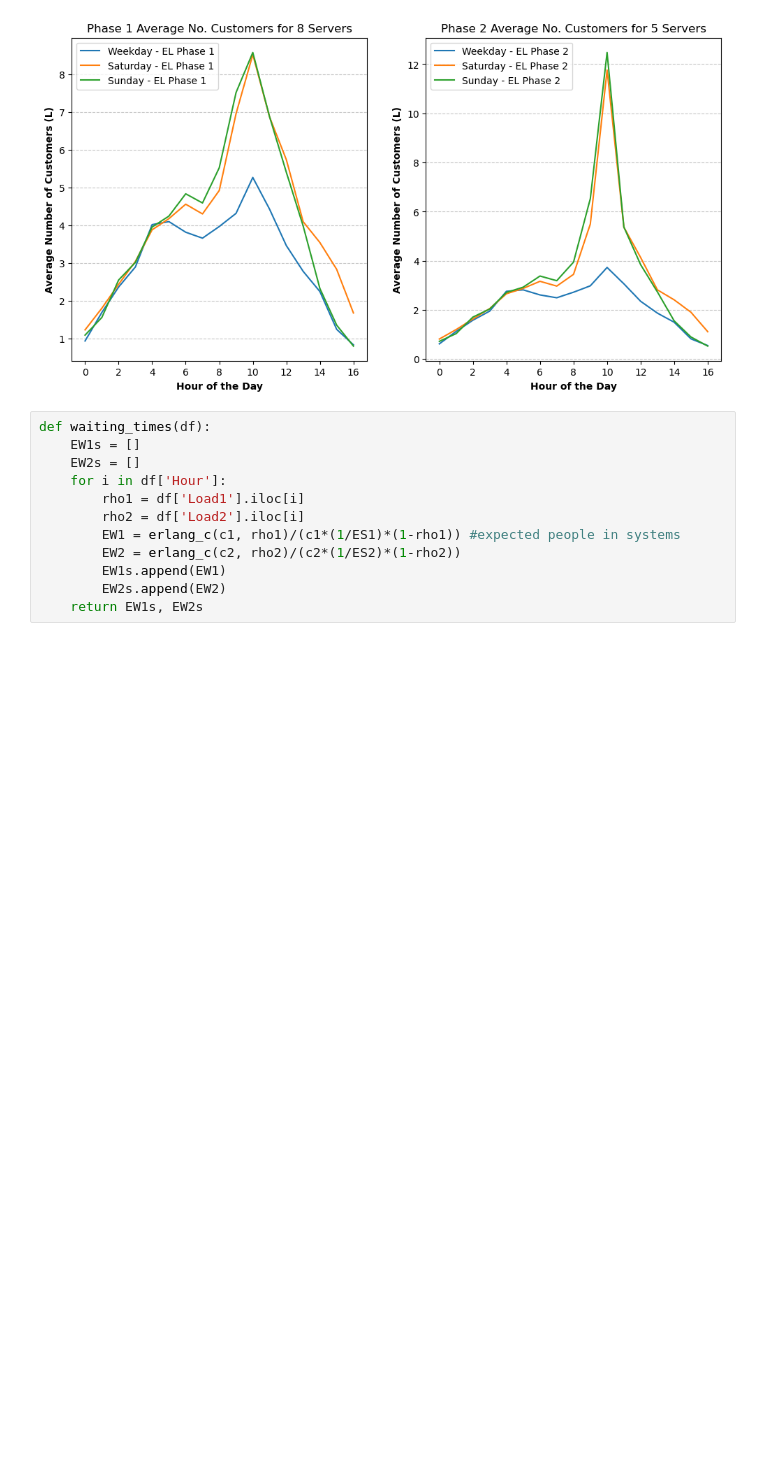
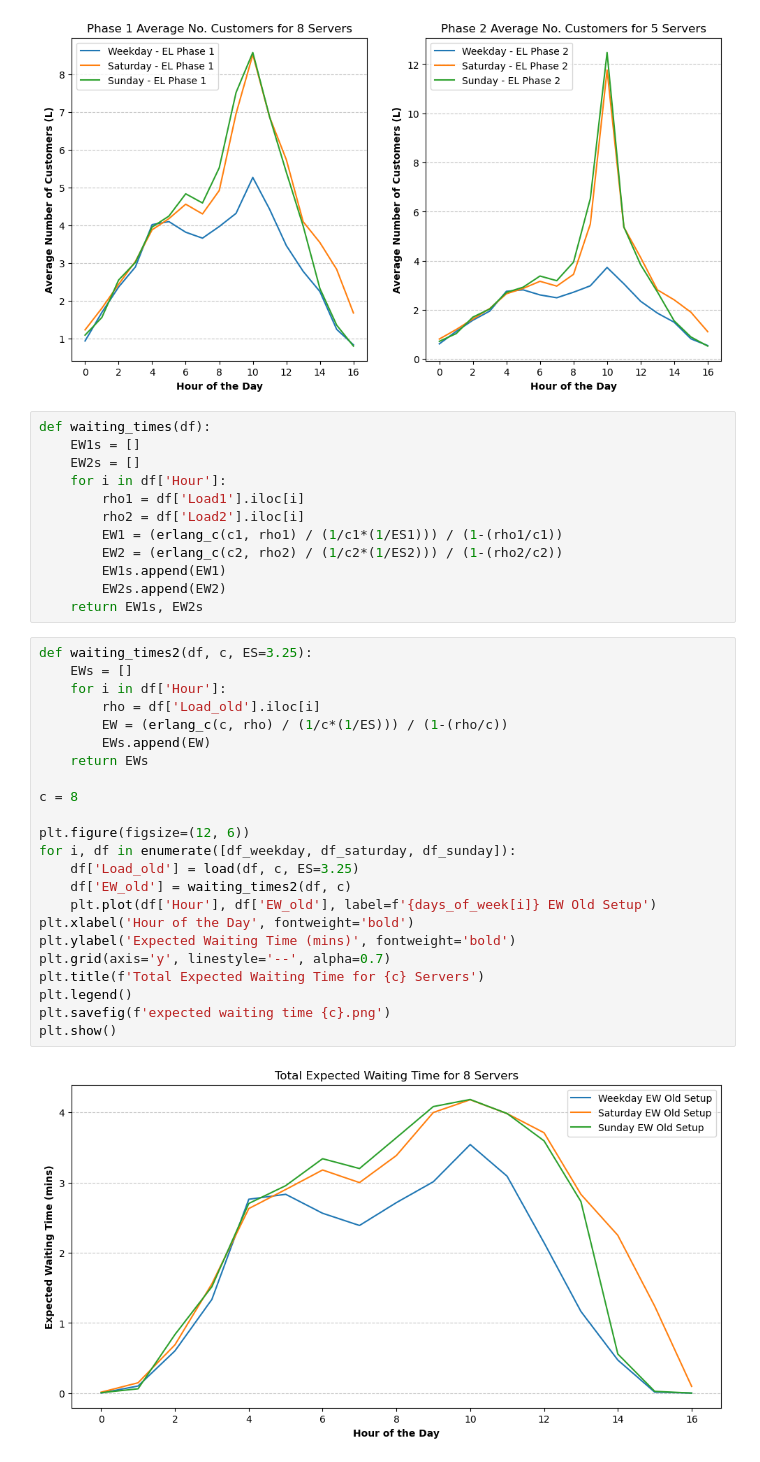
Before and after one commit to nandob7/ASM-Case2, a Jupyter notebook: case2.ipynb, the cells around one changed output. Drawn from its saved outputs; the diff is of its cells as text; blank space fills up the shorter version.

```diff
--- a/case2.ipynb
+++ b/case2.ipynb
@@ -308,11 +308,36 @@ def waiting_times(df):
     for i in df['Hour']:
         rho1 = df['Load1'].iloc[i]
         rho2 = df['Load2'].iloc[i]
-        EW1 = erlang_c(c1, rho1)/(c1*(1/ES1)*(1-rho1)) #expected people in systems
-        EW2 = erlang_c(c2, rho2)/(c2*(1/ES2)*(1-rho2))
+        EW1 = (erlang_c(c1, rho1) / (1/c1*(1/ES1))) / (1-(rho1/c1))
+        EW2 = (erlang_c(c2, rho2) / (1/c2*(1/ES2))) / (1-(rho2/c2))
         EW1s.append(EW1)
         EW2s.append(EW2)
     return EW1s, EW2s
+# %%
+def waiting_times2(df, c, ES=3.25):
+    EWs = []
+    for i in df['Hour']:
+        rho = df['Load_old'].iloc[i]
+        EW = (erlang_c(c, rho) / (1/c*(1/ES))) / (1-(rho/c))
+        EWs.append(EW)
+    return EWs
+
+c = 8
+
+plt.figure(figsize=(12, 6))
+for i, df in enumerate([df_weekday, df_saturday, df_sunday]):
+    df['Load_old'] = load(df, c, ES=3.25)
+    df['EW_old'] = waiting_times2(df, c)
+    plt.plot(df['Hour'], df['EW_old'], label=f'{days_of_week[i]} EW Old Setup')
+plt.xlabel('Hour of the Day', fontweight='bold')
+plt.ylabel('Expected Waiting Time (mins)', fontweight='bold')
+plt.grid(axis='y', linestyle='--', alpha=0.7)
+plt.title(f'Total Expected Waiting Time for {c} Servers')
+plt.legend()
+plt.savefig(f'expected waiting time {c}.png')
+plt.show()
+# %% [output]
+[figure, added]
 # %%
 c1 = 2
 c2 = 4
```
Also changed, not shown: parts of 1 cell of this notebook, 3 other files.
